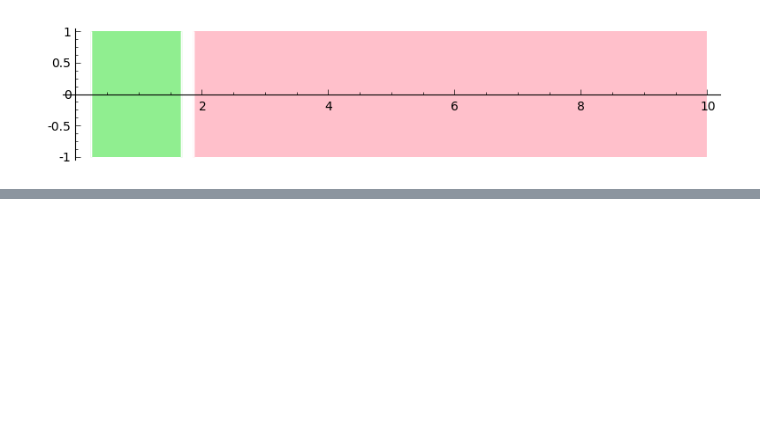
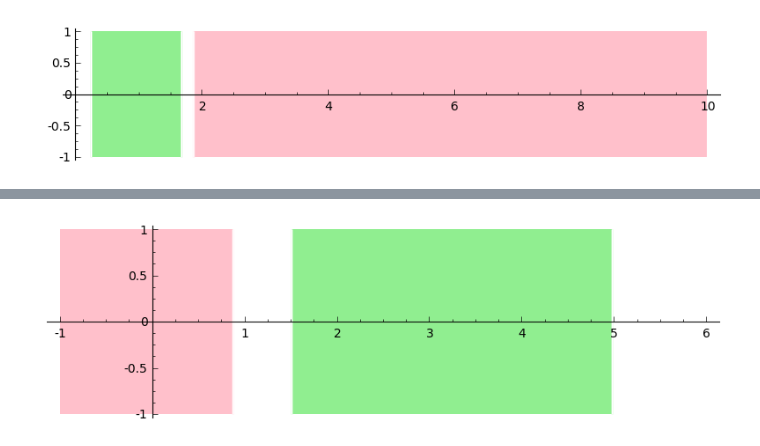
Before and after one commit to twright/Logic-of-Behaviour-in-Uncertain-Contexts, a Jupyter notebook: Whelks and lobsters context signals.ipynb, the cells around one changed output, grey strips where cells are left out. Cells and saved outputs as stored; diff of their text form; code cells hidden in the pictures; blank space fills up the shorter version.

```diff
--- a/Whelks and lobsters context signals.ipynb
+++ b/Whelks and lobsters context signals.ipynb
@@ -584,0 +587,5 @@ sig.plot()
+# %%
+phi = G(RIF(0, 1),
+  ~(Atomic(y - RIF(5.5)) | (
+      {'x': RIF(0.3, 0.35)} >> G(RIF(0, 4), Atomic(y - 3)))))
+phi
@@ -584,0 +598,8 @@ sig.plot()
+# %%
+v4 = [RIF(0.25, 0.3), RIF(6, 6.5)]
+# %%
+csig = phi.context_signal_for_system(vf, v4, 5, order=5, step=0.01,
+                                     precondition=1,
+                                     estimation=1e-3,
+                                     integrationScheme=2,
+                                     cutoff_threshold=1e-5)
@@ -584,0 +609,3 @@ sig.plot()
+# %%
+sig = csig.signal
+sig
@@ -584,0 +631,4 @@ sig.plot()
+# %%
+sig.plot()
+# %% [output]
+[figure, added]
```
Also changed, not shown: parts of 28 cells of this notebook, 26 other files.
